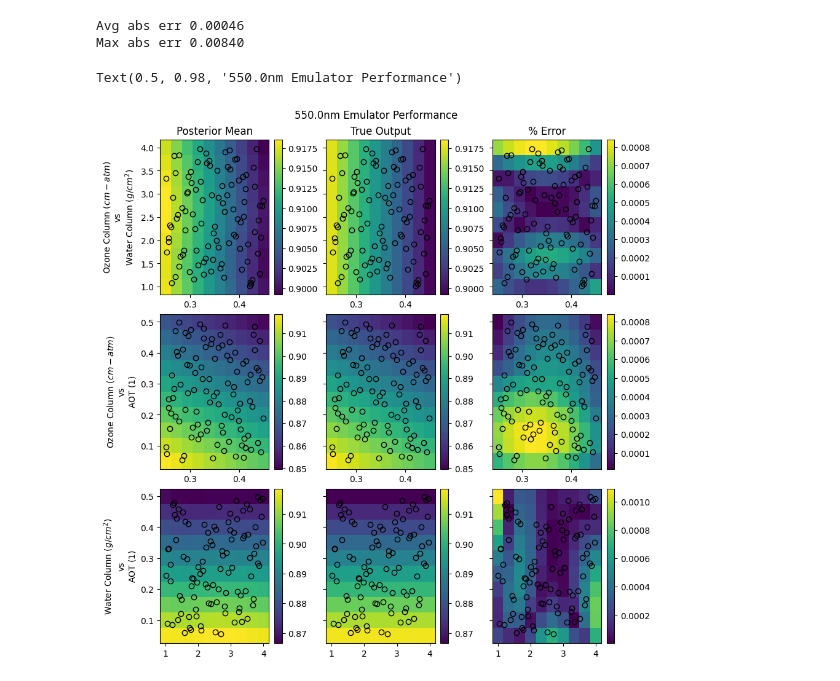
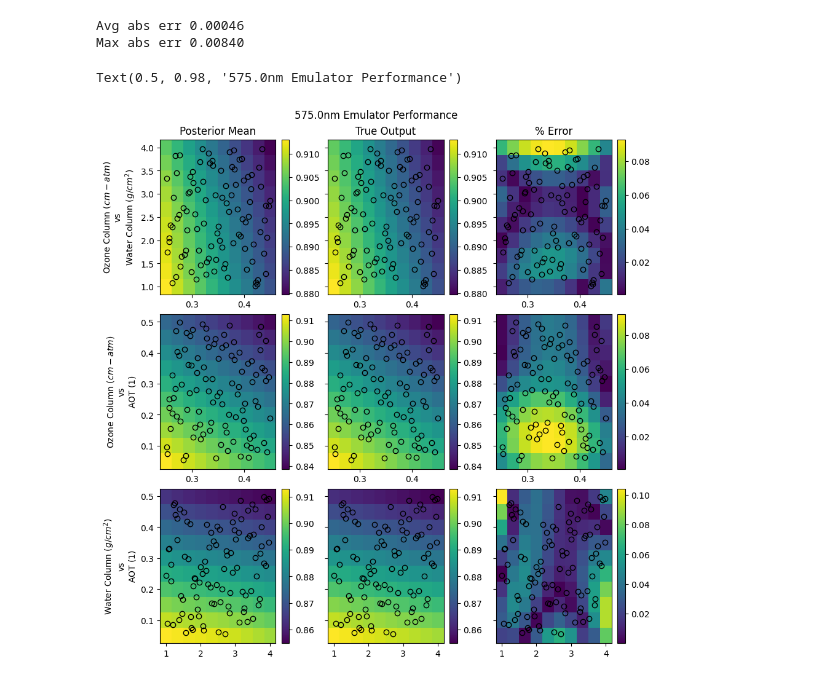
Before and after one commit to brianschubert/scratch-emulator, a Jupyter notebook: notebooks/aug29-single-pca.ipynb, the cells around one changed output. Drawn from its saved outputs; the diff is of its cells as text; code cells hidden in the pictures.

```diff
--- a/notebooks/aug29-single-pca.ipynb
+++ b/notebooks/aug29-single-pca.ipynb
@@ -552,7 +553,7 @@ Avg abs err 0.00046
 Max abs err 0.00840
 # %%
 # Pick wavelength to plot mean, error surfaces for.
-wavelength_idx = 14
+wavelength_idx = 15
 
 param_idx_combos = list(itertools.combinations(range(len(INPUT_RANGES)), r=2))
 param_names = list(INPUT_RANGES.keys())
@@ -608,33 +609,33 @@ for ax_row, (param_x_idx, param_y_idx) in zip(axs, param_idx_combos):
         "o",
         color="k",
         markerfacecolor="none",
     )
 
     fig.colorbar(art)
 
     # Plot error surface.
     ax = ax_row[2]
     art = ax.pcolormesh(
-        local_mesh_x, local_mesh_y, np.abs(pred_error_only)
+        local_mesh_x, local_mesh_y, 100 * np.abs(pred_error_only) / y_test_only
     )
     ax.plot(
         input_samples[param_names[param_x_idx]],
         input_samples[param_names[param_y_idx]],
         "o",
         color="k",
         markerfacecolor="none",
     )
 
     fig.colorbar(art)
 
     ax_row[0].set_ylabel(
         f"{param_rich_name(param_names[param_x_idx])}\nvs\n{param_rich_name(param_names[param_y_idx])}"
     )
 
 axs[0, 0].set_title("Posterior Mean")
 axs[0, 1].set_title("True Output")
 axs[0, 2].set_title("% Error")
 fig.suptitle(f"{WAVELENGTHS[wavelength_idx]*1e3:0.1f}nm Emulator Performance")
 # %% [output]
-Text(0.5, 0.98, '550.0nm Emulator Performance')
+Text(0.5, 0.98, '575.0nm Emulator Performance')
-[figure, old version]
+[figure, new version]
```
Also changed, not shown: parts of 2 cells of this notebook.
